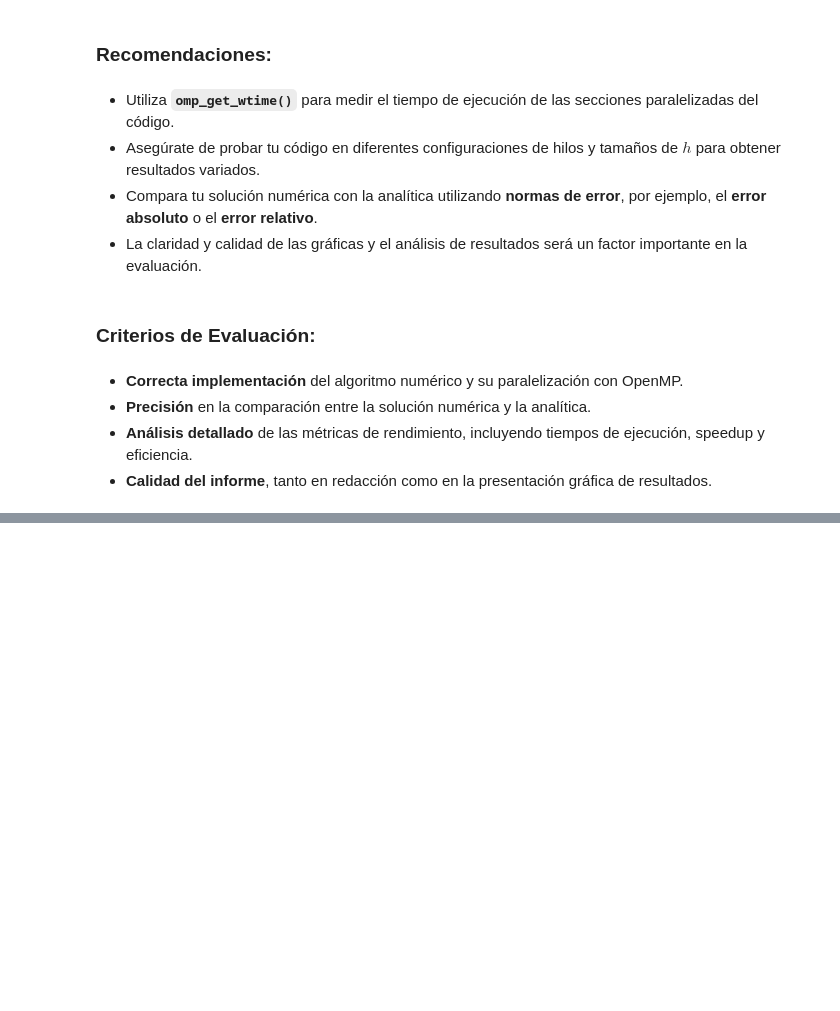
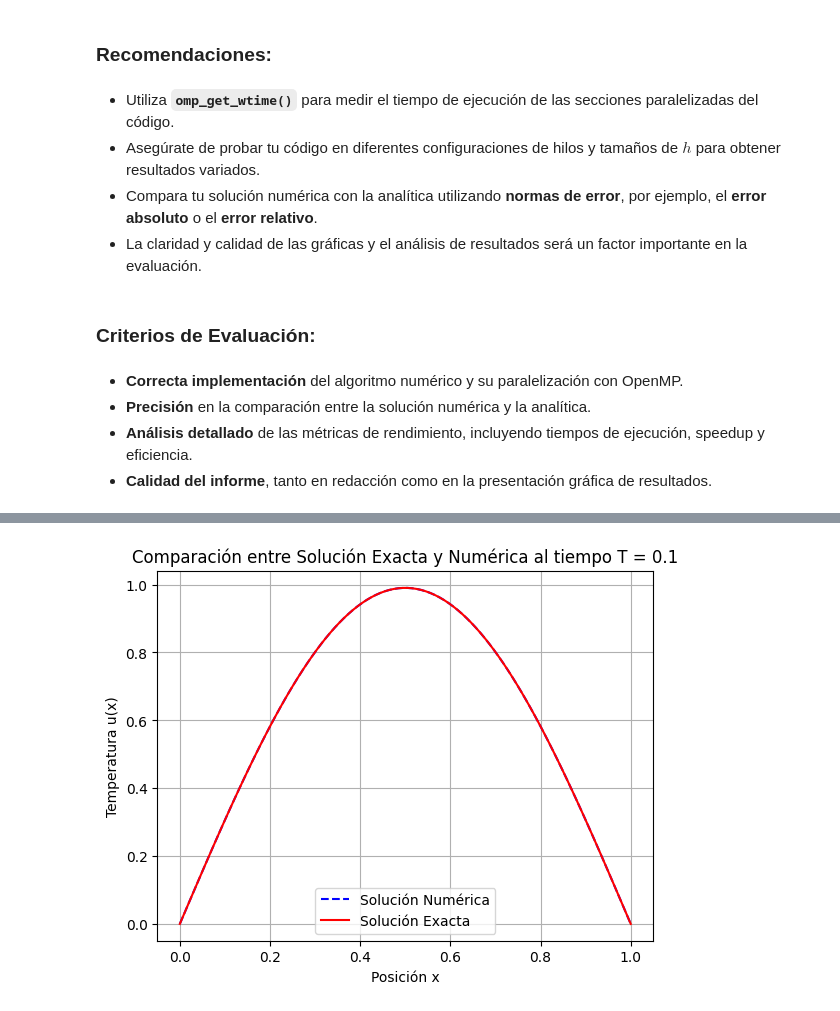
Before and after one commit to carlosalvarezh/HPC, a Jupyter notebook: HPC17_EcuacionCalor.ipynb, the cells around one changed output, grey strips where cells are left out. Saved outputs shown, nothing was run; the diff lists cells and outputs as text; code cells hidden in the pictures; blank space fills up the shorter version.

```diff
--- a/HPC17_EcuacionCalor.ipynb
+++ b/HPC17_EcuacionCalor.ipynb
@@ -220,0 +378,92 @@ El informe escrito deberá incluir las siguientes secciones:
+# %%
+import numpy as np
+import matplotlib.pyplot as plt
+
+# Parámetros del problema
+L = 1.0  # Longitud de la barra
+alpha = 0.01  # Difusividad térmica
+T_max = 0.1  # Tiempo máximo de simulación
+N_x = 100  # Número de puntos espaciales
+N_t = 500  # Número de pasos de tiempo
+
+# Definir el tamaño de los pasos espaciales y temporales
+dx = L / (N_x - 1)  # Paso espacial
+dt = T_max / N_t  # Paso temporal
+
+# Función para la solución exacta
+def solucion_exacta(x, t, L, alpha):
+    return np.sin(np.pi * x / L) * np.exp(-alpha * (np.pi**2 / L**2) * t)
+
+# Inicialización de la condición inicial (solución numérica)
+def inicializar_condicion_inicial(N_x, dx):
+    u = np.zeros(N_x)
+    for i in range(N_x):
+        x = i * dx
+        u[i] = np.sin(np.pi * x / L)  # Condición inicial: onda sinusoidal
+    return u
+
+# Función para aplicar las condiciones de frontera (solución numérica)
+def aplicar_condiciones_frontera(u):
+    u[0] = 0.0  # Extremo izquierdo a 0°C
+    u[-1] = 0.0  # Extremo derecho a 0°C
+
+# Función principal que resuelve la ecuación del calor en 1D (solución numérica)
+def resolver_ecuacion_calor(u, N_x, N_t, dx, dt, alpha):
+    coef = alpha * dt / (dx * dx)
+
+    u_nueva = np.copy(u)  # Inicializamos la nueva solución
+    for t in range(N_t):
+        # Iteración espacial
+        for i in range(1, N_x - 1):
+            u_nueva[i] = u[i] + coef * (u[i + 1] - 2 * u[i] + u[i - 1])
+
+        # Aplicar las condiciones de frontera
+        aplicar_condiciones_frontera(u_nueva)
+
+        # Actualizar u para el siguiente paso temporal
+        u[:] = u_nueva[:]
+
+    return u
+
+# Función principal
+def main():
+    # Inicializar la condición inicial (solución numérica)
+    u_numerica = inicializar_condicion_inicial(N_x, dx)
+
+    # Aplicar las condiciones de frontera en t=0
+    aplicar_condiciones_frontera(u_numerica)
+
+    # Resolver la ecuación del calor numéricamente
+    u_final = resolver_ecuacion_calor(u_numerica, N_x, N_t, dx, dt, alpha)
+
+    # Obtener la solución exacta para el tiempo final
+    x_vals = np.linspace(0, L, N_x)
+    u_exacta = solucion_exacta(x_vals, T_max, L, alpha)
+
+    # Graficar la solución numérica vs solución exacta
+    plt.plot(x_vals, u_final, label='Solución Numérica', linestyle='--', color='b')
+    plt.plot(x_vals, u_exacta, label='Solución Exacta', linestyle='-', color='r')
+    plt.xlabel('Posición x')
+    plt.ylabel('Temperatura u(x)')
+    plt.title(f'Comparación entre Solución Exacta y Numérica al tiempo T = {T_max}')
+    plt.legend()
+    plt.grid(True)
+    plt.show()
+
+    # Calcular y mostrar el error absoluto medio
+    error_abs = np.abs(u_final - u_exacta)
+    print(f"Error absoluto medio: {np.mean(error_abs)}")
+
+    # Graficar el error absoluto entre ambas soluciones
+    plt.plot(x_vals, error_abs, label='Error Absoluto', color='g')
+    plt.xlabel('Posición x')
+    plt.ylabel('Error Absoluto')
+    plt.title(f'Error Absoluto entre Solución Exacta y Numérica al tiempo T = {T_max}')
+    plt.legend()
+    plt.grid(True)
+    plt.show()
+
+if __name__ == "__main__":
+    main()
+# %% [output]
+[figure, added]
```
Also changed, not shown: parts of 13 cells of this notebook.
